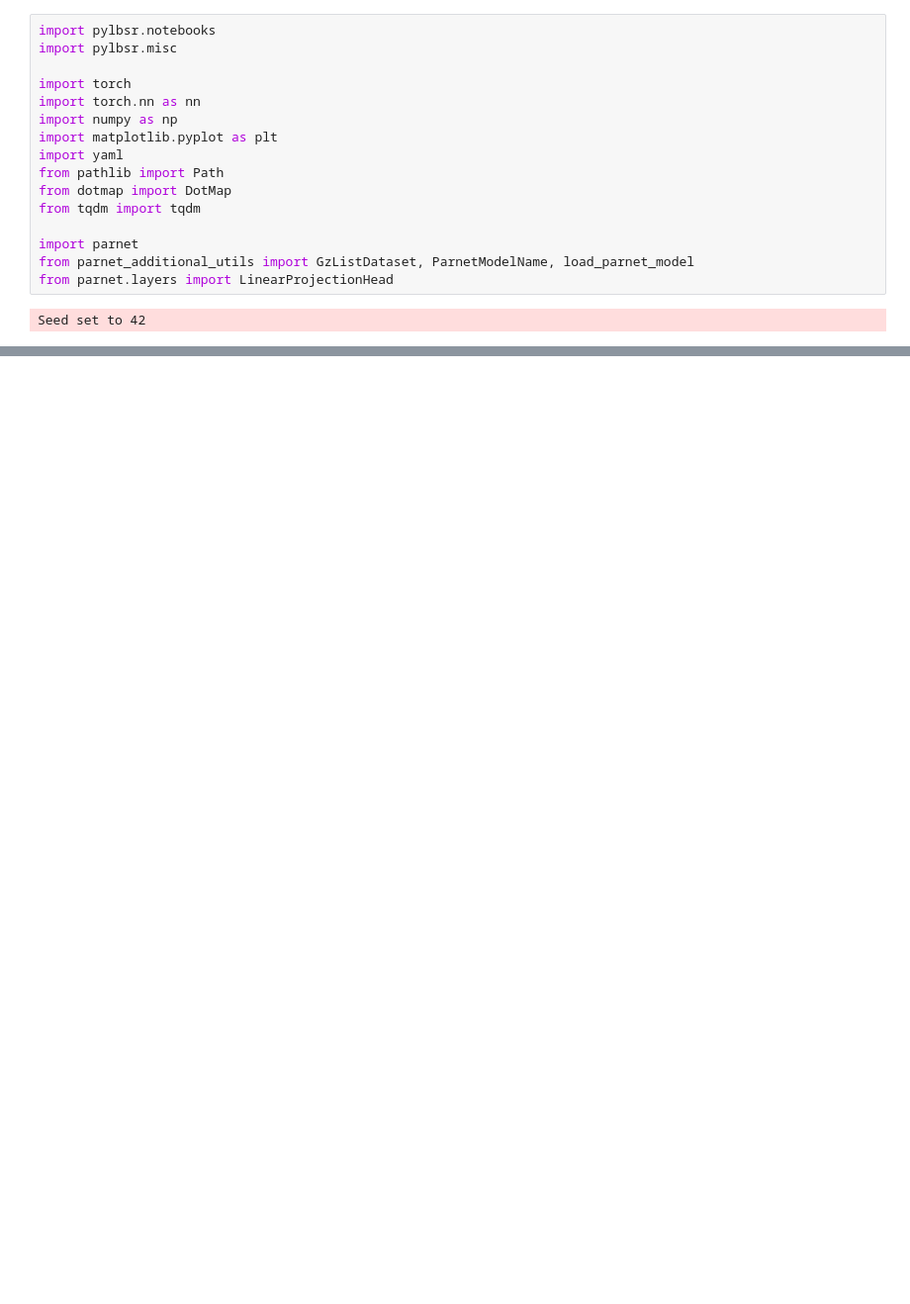
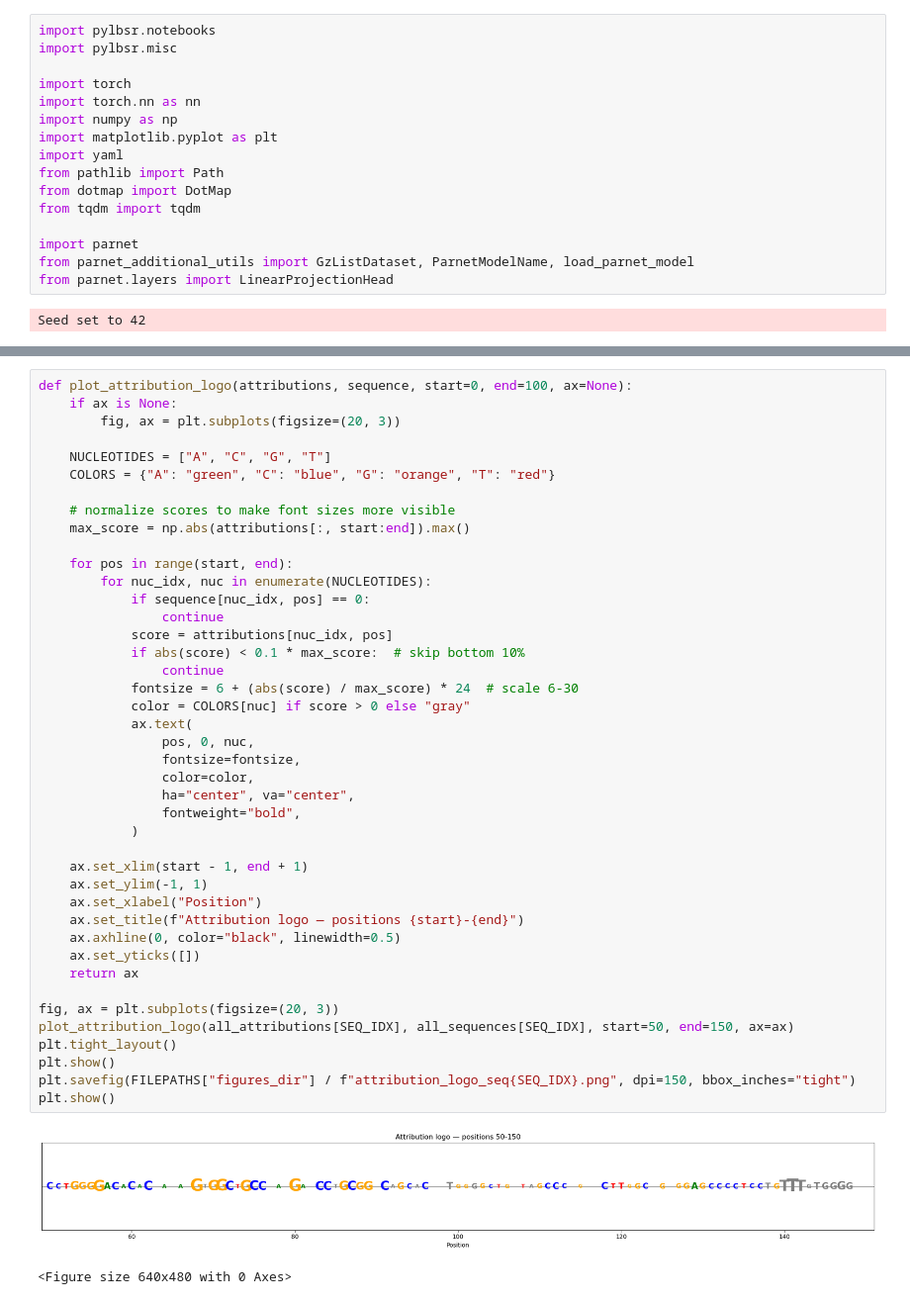
Before and after one commit to ml4rg26-deconvgclip/parnet--globalclip-head, a Jupyter notebook: notebooks/globalclip-head/03_integrated_gradients.ipynb, the cells around one changed output, grey strips where cells are left out. Shown at 99% size. Cells and saved outputs as stored; diff of their text form; blank space fills up the shorter version.

```diff
--- a/notebooks/globalclip-head/03_integrated_gradients.ipynb
+++ b/notebooks/globalclip-head/03_integrated_gradients.ipynb
@@ -184,0 +240,45 @@ logger.info(f"Attribution maps shape: {all_attributions.shape}")
+# %%
+def plot_attribution_logo(attributions, sequence, start=0, end=100, ax=None):
+    if ax is None:
+        fig, ax = plt.subplots(figsize=(20, 3))
+
+    NUCLEOTIDES = ["A", "C", "G", "T"]
+    COLORS = {"A": "green", "C": "blue", "G": "orange", "T": "red"}
+
+    # normalize scores to make font sizes more visible
+    max_score = np.abs(attributions[:, start:end]).max()
+
+    for pos in range(start, end):
+        for nuc_idx, nuc in enumerate(NUCLEOTIDES):
+            if sequence[nuc_idx, pos] == 0:
+                continue
+            score = attributions[nuc_idx, pos]
+            if abs(score) < 0.1 * max_score:  # skip bottom 10%
+                continue
+            fontsize = 6 + (abs(score) / max_score) * 24  # scale 6-30
+            color = COLORS[nuc] if score > 0 else "gray"
+            ax.text(
+                pos, 0, nuc,
+                fontsize=fontsize,
+                color=color,
+                ha="center", va="center",
+                fontweight="bold",
+            )
+
+    ax.set_xlim(start - 1, end + 1)
+    ax.set_ylim(-1, 1)
+    ax.set_xlabel("Position")
+    ax.set_title(f"Attribution logo — positions {start}-{end}")
+    ax.axhline(0, color="black", linewidth=0.5)
+    ax.set_yticks([])
+    return ax
+
+fig, ax = plt.subplots(figsize=(20, 3))
+plot_attribution_logo(all_attributions[SEQ_IDX], all_sequences[SEQ_IDX], start=50, end=150, ax=ax)
+plt.tight_layout()
+plt.show()
+plt.savefig(FILEPATHS["figures_dir"] / f"attribution_logo_seq{SEQ_IDX}.png", dpi=150, bbox_inches="tight")
+plt.show()
+# %% [output]
+[figure, added]
+<Figure size 640x480 with 0 Axes>
```
Also changed, not shown: parts of 15 cells of this notebook, 1 other file.
